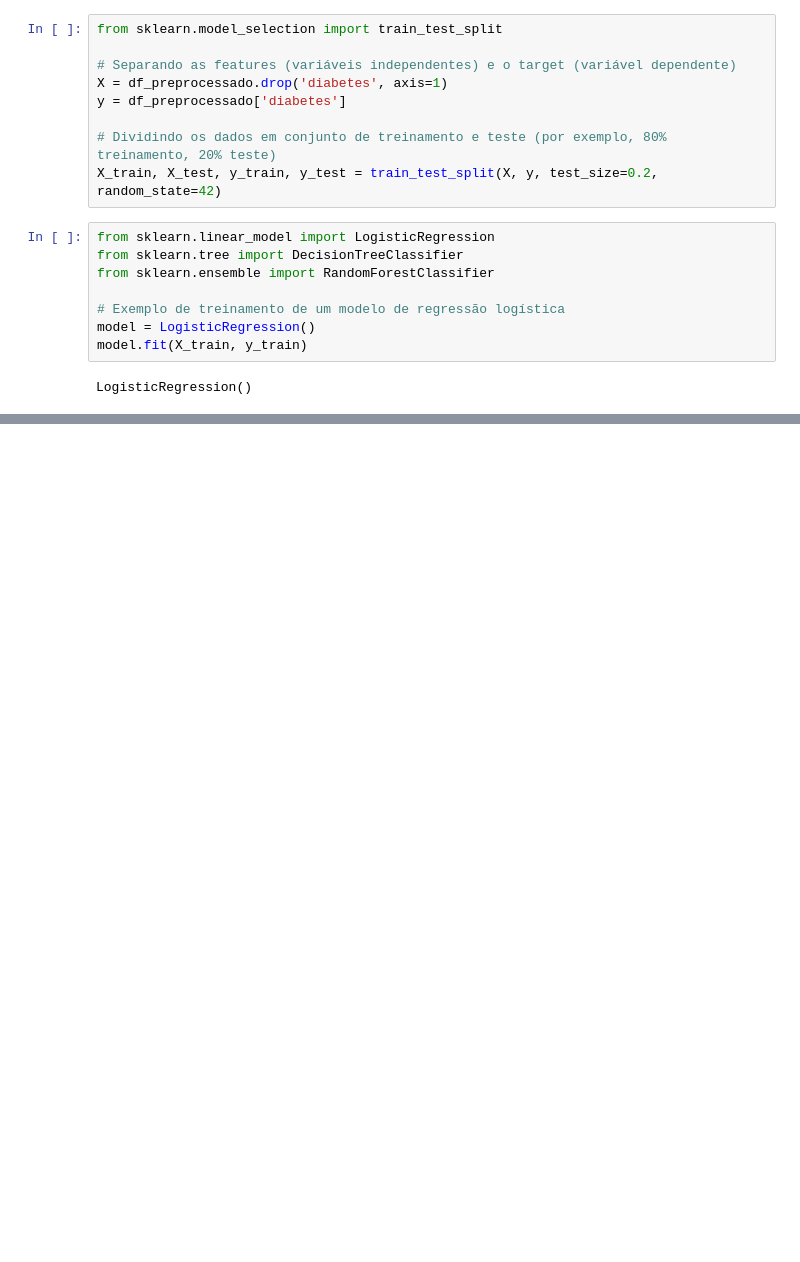
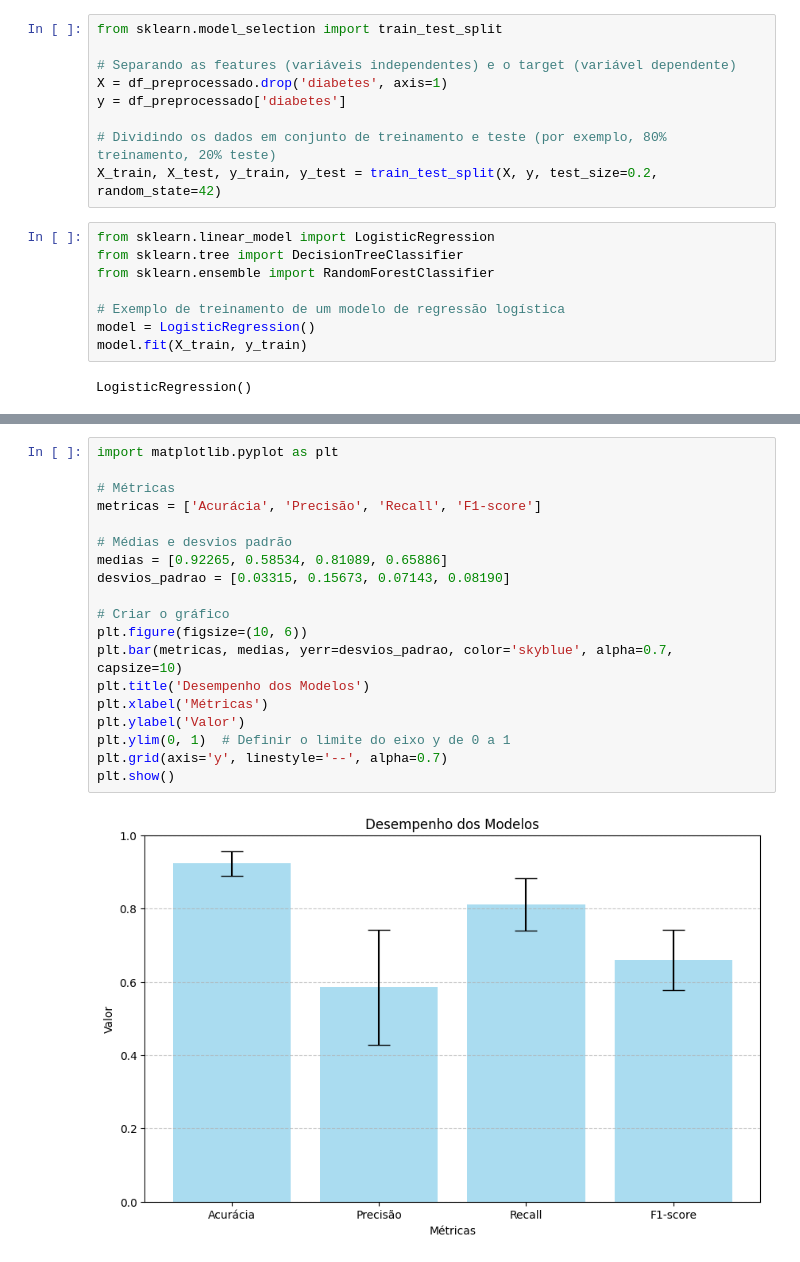
Before and after one commit to renanvilabela/Classifica-o, a Jupyter notebook: Entrega_final_Classificação.ipynb, the cells around one changed output, grey strips where cells are left out. Drawn from its saved outputs; the diff is of its cells as text; blank space fills up the shorter version.

```diff
--- a/Entrega_final_Classificação.ipynb
+++ b/Entrega_final_Classificação.ipynb
@@ -359,0 +360,21 @@ Média: 0.658857495071248, Desvio Padrão: 0.08190496827186056
+# %%
+import matplotlib.pyplot as plt
+
+# Métricas
+metricas = ['Acurácia', 'Precisão', 'Recall', 'F1-score']
+
+# Médias e desvios padrão
+medias = [0.92265, 0.58534, 0.81089, 0.65886]
+desvios_padrao = [0.03315, 0.15673, 0.07143, 0.08190]
+
+# Criar o gráfico
+plt.figure(figsize=(10, 6))
+plt.bar(metricas, medias, yerr=desvios_padrao, color='skyblue', alpha=0.7, capsize=10)
+plt.title('Desempenho dos Modelos')
+plt.xlabel('Métricas')
+plt.ylabel('Valor')
+plt.ylim(0, 1)  # Definir o limite do eixo y de 0 a 1
+plt.grid(axis='y', linestyle='--', alpha=0.7)
+plt.show()
+# %% [output]
+[figure, added]
```
Also changed, not shown: parts of 8 cells of this notebook.
